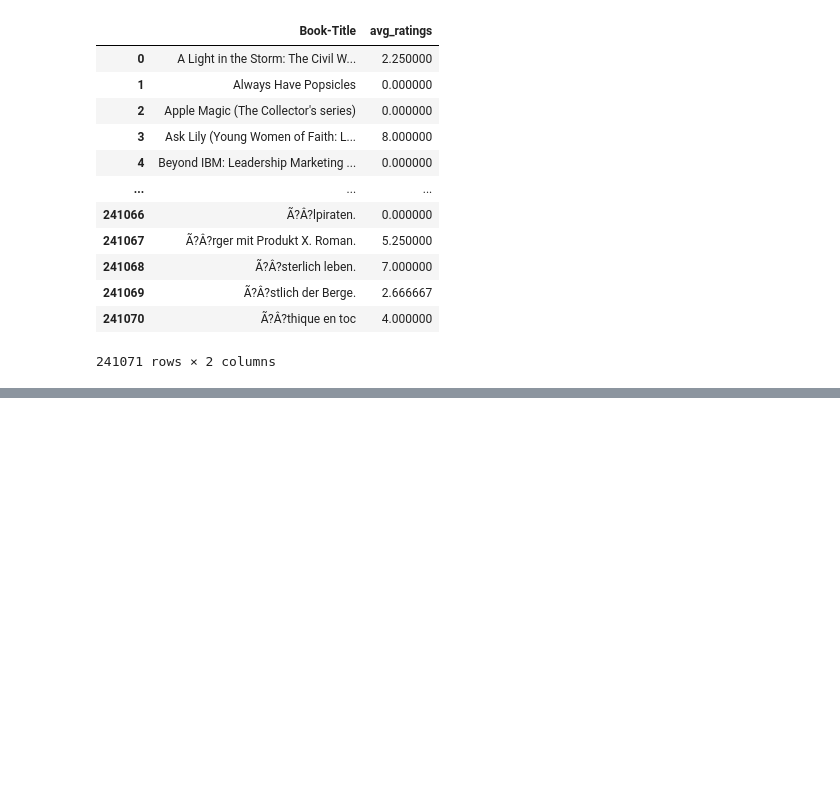
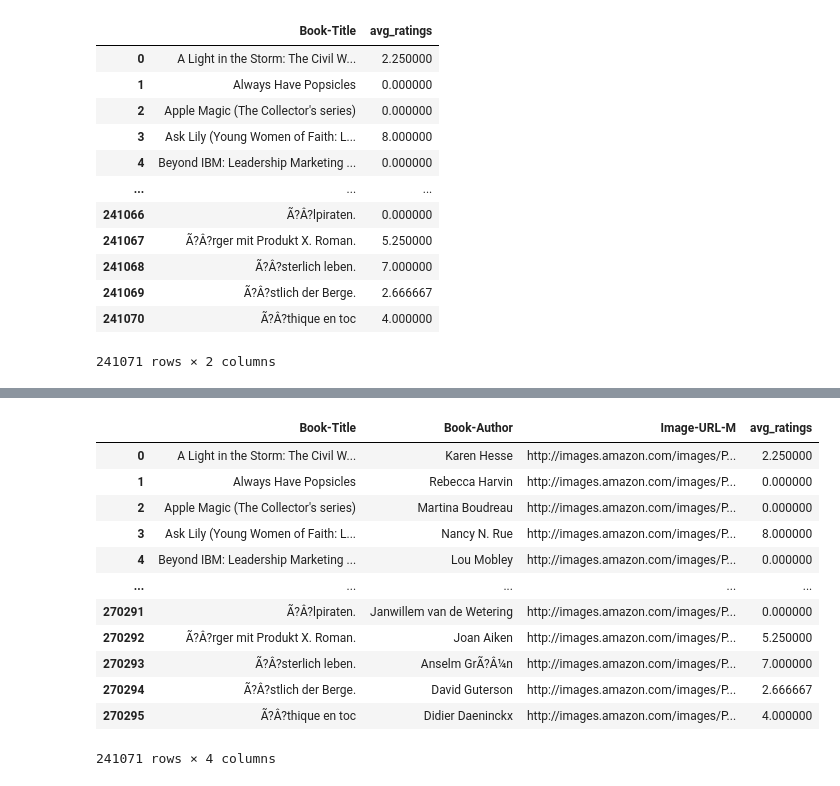
Before and after one commit to DipanshuAmbilkar03/Book_Recommendation, a Jupyter notebook: book_recommendation.ipynb, the cells around one changed output, grey strips where cells are left out. Drawn from its saved outputs; the diff is of its cells as text; code cells hidden in the pictures; blank space fills up the shorter version.

```diff
--- a/book_recommendation.ipynb
+++ b/book_recommendation.ipynb
@@ -155,0 +187,16 @@ avg_rating_df
+# %%
+popularity_df.merge(book,on='Book-Title').drop_duplicates('Book-Title')[['Book-Title','Book-Author','Image-URL-M','avg_ratings']]
+# %% [output]
+|  | Book-Title | Book-Author | Image-URL-M | avg_ratings |
+| 0 | A Light in the Storm: The Civil W... | Karen Hesse | http://images.amazon.com/images/P... | 2.250000 |
+| 1 | Always Have Popsicles | Rebecca Harvin | http://images.amazon.com/images/P... | 0.000000 |
+| 2 | Apple Magic (The Collector's series) | Martina Boudreau | http://images.amazon.com/images/P... | 0.000000 |
+| 3 | Ask Lily (Young Women of Faith: L... | Nancy N. Rue | http://images.amazon.com/images/P... | 8.000000 |
+| 4 | Beyond IBM: Leadership Marketing ... | Lou Mobley | http://images.amazon.com/images/P... | 0.000000 |
+| ... | ... | ... | ... | ... |
+| 270291 | Ã?Â?lpiraten. | Janwillem van de Wetering | http://images.amazon.com/images/P... | 0.000000 |
+| 270292 | Ã?Â?rger mit Produkt X. Roman. | Joan Aiken | http://images.amazon.com/images/P... | 5.250000 |
+| 270293 | Ã?Â?sterlich leben. | Anselm GrÃ?Â¼n | http://images.amazon.com/images/P... | 7.000000 |
+| 270294 | Ã?Â?stlich der Berge. | David Guterson | http://images.amazon.com/images/P... | 2.666667 |
+| 270295 | Ã?Â?thique en toc | Didier Daeninckx | http://images.amazon.com/images/P... | 4.000000 |
+241071 rows × 4 columns
```
Also changed, not shown: parts of 21 cells of this notebook.
